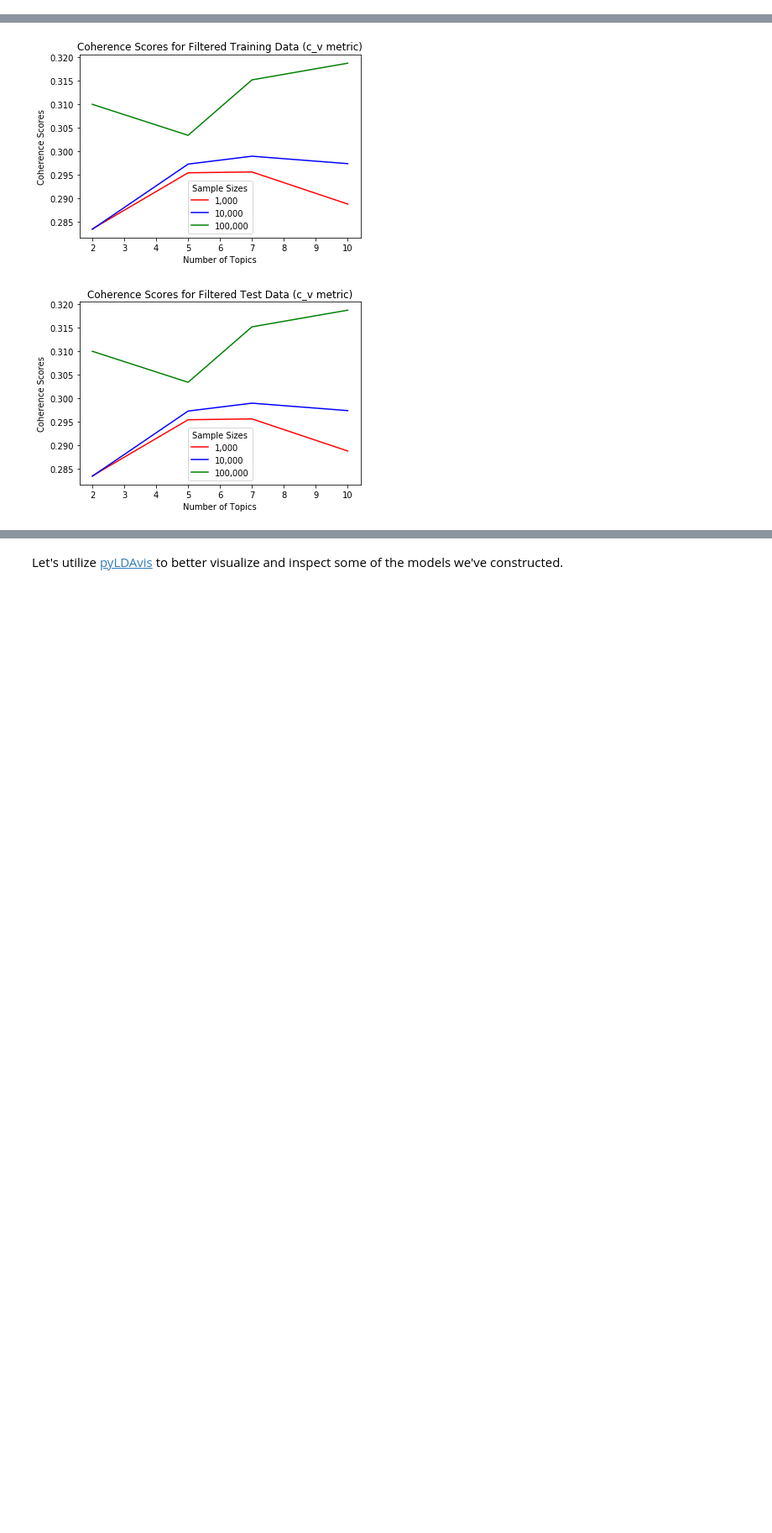
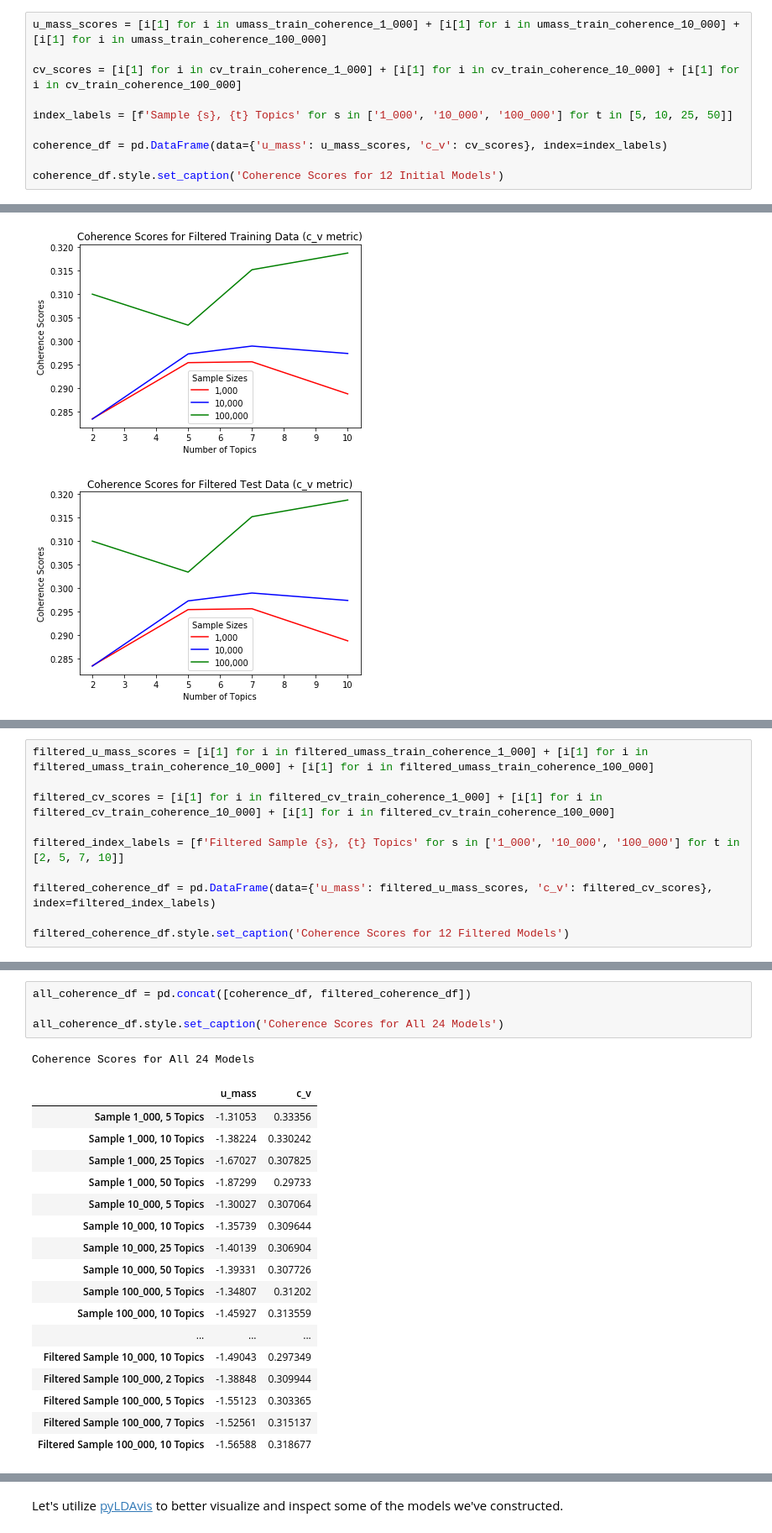
Before and after one commit to walkerpage/springboard, a Jupyter notebook: Capstone_Projects/Capstone_Project_2/Code/Capstone_Project_2_Extended_Modeling.ipynb, the cells around one changed output, grey strips where cells are left out. Shown at 84% size. Cells and saved outputs as stored; diff of their text form; blank space fills up the shorter version.

```diff
--- a/Capstone_Projects/Capstone_Project_2/Code/Capstone_Project_2_Extended_Modeling.ipynb
+++ b/Capstone_Projects/Capstone_Project_2/Code/Capstone_Project_2_Extended_Modeling.ipynb
@@ -273,0 +281,10 @@ Let's inspect the topics for these models.
+# %%
+u_mass_scores = [i[1] for i in umass_train_coherence_1_000] + [i[1] for i in umass_train_coherence_10_000] + [i[1] for i in umass_train_coherence_100_000]
+
+cv_scores = [i[1] for i in cv_train_coherence_1_000] + [i[1] for i in cv_train_coherence_10_000] + [i[1] for i in cv_train_coherence_100_000]
+
+index_labels = [f'Sample {s}, {t} Topics' for s in ['1_000', '10_000', '100_000'] for t in [5, 10, 25, 50]]
+
+coherence_df = pd.DataFrame(data={'u_mass': u_mass_scores, 'c_v': cv_scores}, index=index_labels)
+
+coherence_df.style.set_caption('Coherence Scores for 12 Initial Models')
@@ -512,0 +545,10 @@ Let's visually inspect some of the best performing refined models.
+# %%
+filtered_u_mass_scores = [i[1] for i in filtered_umass_train_coherence_1_000] + [i[1] for i in filtered_umass_train_coherence_10_000] + [i[1] for i in filtered_umass_train_coherence_100_000]
+
+filtered_cv_scores = [i[1] for i in filtered_cv_train_coherence_1_000] + [i[1] for i in filtered_cv_train_coherence_10_000] + [i[1] for i in filtered_cv_train_coherence_100_000]
+
+filtered_index_labels = [f'Filtered Sample {s}, {t} Topics' for s in ['1_000', '10_000', '100_000'] for t in [2, 5, 7, 10]]
+
+filtered_coherence_df = pd.DataFrame(data={'u_mass': filtered_u_mass_scores, 'c_v': filtered_cv_scores}, index=filtered_index_labels)
+
+filtered_coherence_df.style.set_caption('Coherence Scores for 12 Filtered Models')
@@ -513 +570,24 @@ Let's visually inspect some of the best performing refined models.
+# %%
+all_coherence_df = pd.concat([coherence_df, filtered_coherence_df])
+
+all_coherence_df.style.set_caption('Coherence Scores for All 24 Models')
+# %% [output]
+Coherence Scores for All 24 Models
+|  | u_mass | c_v |
+| Sample 1_000, 5 Topics | -1.31053 | 0.33356 |
+| Sample 1_000, 10 Topics | -1.38224 | 0.330242 |
+| Sample 1_000, 25 Topics | -1.67027 | 0.307825 |
+| Sample 1_000, 50 Topics | -1.87299 | 0.29733 |
+| Sample 10_000, 5 Topics | -1.30027 | 0.307064 |
+| Sample 10_000, 10 Topics | -1.35739 | 0.309644 |
+| Sample 10_000, 25 Topics | -1.40139 | 0.306904 |
+| Sample 10_000, 50 Topics | -1.39331 | 0.307726 |
+| Sample 100_000, 5 Topics | -1.34807 | 0.31202 |
+| Sample 100_000, 10 Topics | -1.45927 | 0.313559 |
+| ... | ... | ... |
+| Filtered Sample 10_000, 10 Topics | -1.49043 | 0.297349 |
+| Filtered Sample 100_000, 2 Topics | -1.38848 | 0.309944 |
+| Filtered Sample 100_000, 5 Topics | -1.55123 | 0.303365 |
+| Filtered Sample 100_000, 7 Topics | -1.52561 | 0.315137 |
+| Filtered Sample 100_000, 10 Topics | -1.56588 | 0.318677 |
 # %%
```
Also changed, not shown: parts of 16 cells of this notebook.
